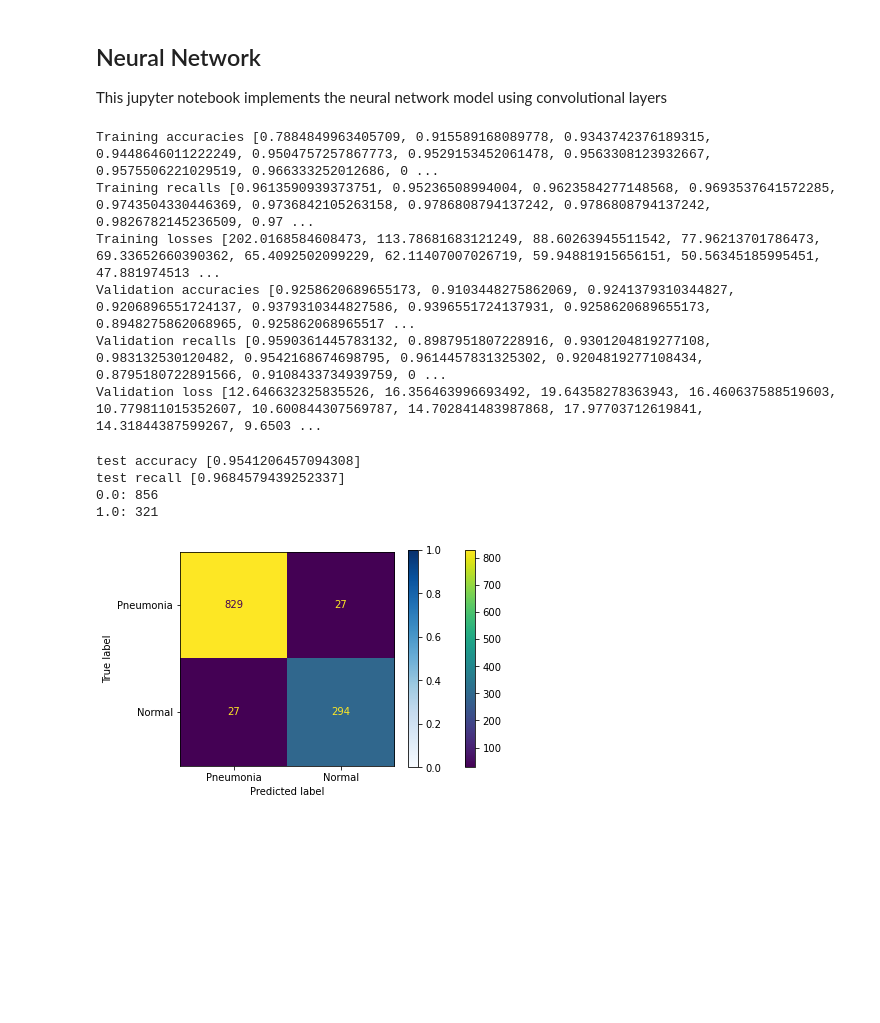
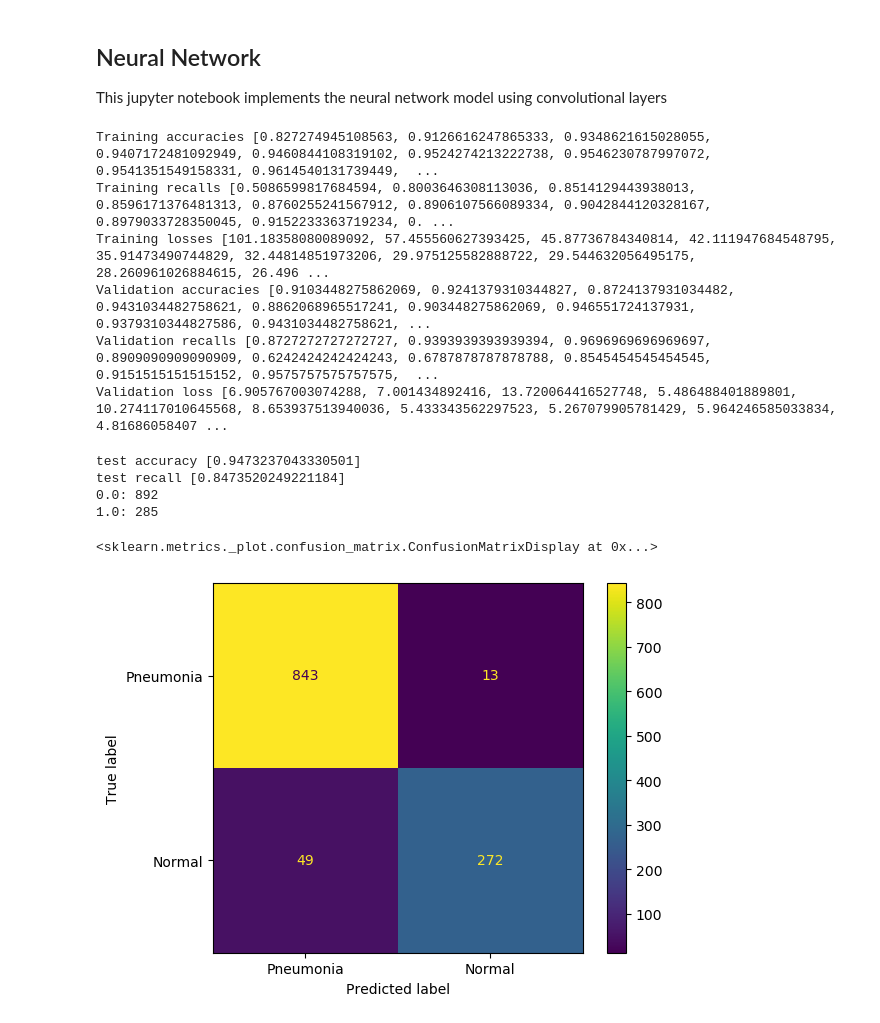
Before and after one commit to JPMartinezClaeys/30254-pneumoniacs, a Jupyter notebook: predict-pneumonia/neural_network.ipynb, the cells around one changed output. Drawn from its saved outputs; the diff is of its cells as text; code cells hidden in the pictures; blank space fills up the shorter version.

```diff
--- a/predict-pneumonia/neural_network.ipynb
+++ b/predict-pneumonia/neural_network.ipynb
@@ -31,10 +31,11 @@ class CustomNeuralNetwork(nn.Module):
         super().__init__()
         # model hyperparameters
         self.epochs = 30
-        self.batch_size = 8
-        self.learning = 0.001
+        self.batch_size = 16
+        self.learning = 0.005
         self.momentum = 0.9
         self.weighted_sample = False
+        self.transformations = True
         # define network layers
         self.LeNet = nn.Sequential(
             nn.Sequential(
@@ -133,7 +132,7 @@ for epoch in range(model.epochs):
         y_predict = np.concatenate((y_predict, y_pred_batch))
 
     epoch_accuracy = accuracy_score(y_true, y_predict)
-    epoch_recall = recall_score(y_true, y_predict, average='binary',pos_label=0)
+    epoch_recall = recall_score(y_true, y_predict, average='binary')
     train_losses.append(running_loss)
     train_accuracies.append(epoch_accuracy)
     train_recalls.append(epoch_recall)
@@ -158,7 +157,7 @@ for epoch in range(model.epochs):
             val_running_loss += val_loss.item()
 
         val_epoch_accuracy = accuracy_score(y_predict_val, y_true_val)
-        val_epoch_recall = recall_score(y_true_val, y_predict_val, average='binary',pos_label=0)
+        val_epoch_recall = recall_score(y_true_val, y_predict_val, average='binary')
         val_losses.append(val_running_loss)
         val_accuracies.append(val_epoch_accuracy)
         val_recalls.append(val_epoch_recall)
@@ -171,12 +170,12 @@ print("Validation accuracies",val_accuracies)
 print("Validation recalls", val_recalls)
 print("Validation loss", val_losses)
 # %% [output]
-Training accuracies [0.7884849963405709, 0.915589168089778, 0.9343742376189315, 0.9448646011222249, 0.9504757257867773, 0.9529153452061478, 0.9563308123932667, 0.9575506221029519, 0.966333252012686, 0 ...
-Training recalls [0.9613590939373751, 0.95236508994004, 0.9623584277148568, 0.9693537641572285, 0.9743504330446369, 0.9736842105263158, 0.9786808794137242, 0.9786808794137242, 0.9826782145236509, 0.97 ...
-Training losses [202.0168584608473, 113.78681683121249, 88.60263945511542, 77.96213701786473, 69.33652660390362, 65.4092502099229, 62.11407007026719, 59.94881915656151, 50.56345185995451, 47.881974513 ...
-Validation accuracies [0.9258620689655173, 0.9103448275862069, 0.9241379310344827, 0.9206896551724137, 0.9379310344827586, 0.9396551724137931, 0.9258620689655173, 0.8948275862068965, 0.925862068965517 ...
-Validation recalls [0.9590361445783132, 0.8987951807228916, 0.9301204819277108, 0.983132530120482, 0.9542168674698795, 0.9614457831325302, 0.9204819277108434, 0.8795180722891566, 0.9108433734939759, 0 ...
-Validation loss [12.646632325835526, 16.356463996693492, 19.64358278363943, 16.460637588519603, 10.779811015352607, 10.600844307569787, 14.702841483987868, 17.97703712619841, 14.31844387599267, 9.6503 ...
+Training accuracies [0.827274945108563, 0.9126616247865333, 0.9348621615028055, 0.9407172481092949, 0.9460844108319102, 0.9524274213222738, 0.9546230787997072, 0.9541351549158331, 0.9614540131739449,  ...
+Training recalls [0.5086599817684594, 0.8003646308113036, 0.8514129443938013, 0.8596171376481313, 0.8760255241567912, 0.8906107566089334, 0.9042844120328167, 0.8979033728350045, 0.9152233363719234, 0. ...
+Training losses [101.18358080089092, 57.455560627393425, 45.87736784340814, 42.111947684548795, 35.91473490744829, 32.44814851973206, 29.975125582888722, 29.544632056495175, 28.260961026884615, 26.496 ...
+Validation accuracies [0.9103448275862069, 0.9241379310344827, 0.8724137931034482, 0.9431034482758621, 0.8862068965517241, 0.903448275862069, 0.946551724137931, 0.9379310344827586, 0.9431034482758621, ...
+Validation recalls [0.8727272727272727, 0.9393939393939394, 0.9696969696969697, 0.8909090909090909, 0.6242424242424243, 0.6787878787878788, 0.8545454545454545, 0.9151515151515152, 0.9575757575757575,  ...
+Validation loss [6.905767003074288, 7.001434892416, 13.720064416527748, 5.486488401889801, 10.274117010645568, 8.653937513940036, 5.433343562297523, 5.267079905781429, 5.964246585033834, 4.81686058407 ...
 # %%
 #5. Test model
 test_accuracies = []
@@ -196,7 +195,7 @@ with torch.no_grad():
         y_predict_test = np.concatenate((y_predict_test, outputs.argmax(dim=1).numpy()))
 
     test_epoch_accuracy = accuracy_score(y_true_test, y_predict_test)
-    test_epoch_recall = recall_score(y_true_test, y_predict_test, average='binary',pos_label=0)
+    test_epoch_recall = recall_score(y_true_test, y_predict_test, average='binary')
     test_accuracies.append(test_epoch_accuracy)
     test_recalls.append(test_epoch_recall)
 # %%
@@ -209,25 +208,20 @@ unique, counts = np.unique(y_predict_test, return_counts=True)
 for value, count in zip(unique, counts):
     print(f"{value}: {count}")
 # %% [output]
-test accuracy [0.9541206457094308]
-test recall [0.9684579439252337]
-0.0: 856
-1.0: 321
+test accuracy [0.9473237043330501]
+test recall [0.8473520249221184]
+0.0: 892
+1.0: 285
 # %%
 # Calculate the confusion matrix using the accumulated true labels and predictions
 cm = confusion_matrix(y_true_test, y_predict_test)
 
 # Visualize the confusion matrix
 disp = ConfusionMatrixDisplay(confusion_matrix=cm, display_labels=["Pneumonia", "Normal"])
-cmap = plt.cm.Blues
-disp.cmap = cmap
-# Plot the confusion matrix
 disp.plot()
-
-# Show the plot
-plt.show()
 # %% [output]
+<sklearn.metrics._plot.confusion_matrix.ConfusionMatrixDisplay at 0x...>
-[figure, old version]
+[figure, new version]
 # %%
 test_accuracy =  test_accuracies * model.epochs
 epochs = [i for i in range(1,model.epochs+1)]
```
Also changed, not shown: parts of 5 cells of this notebook.
